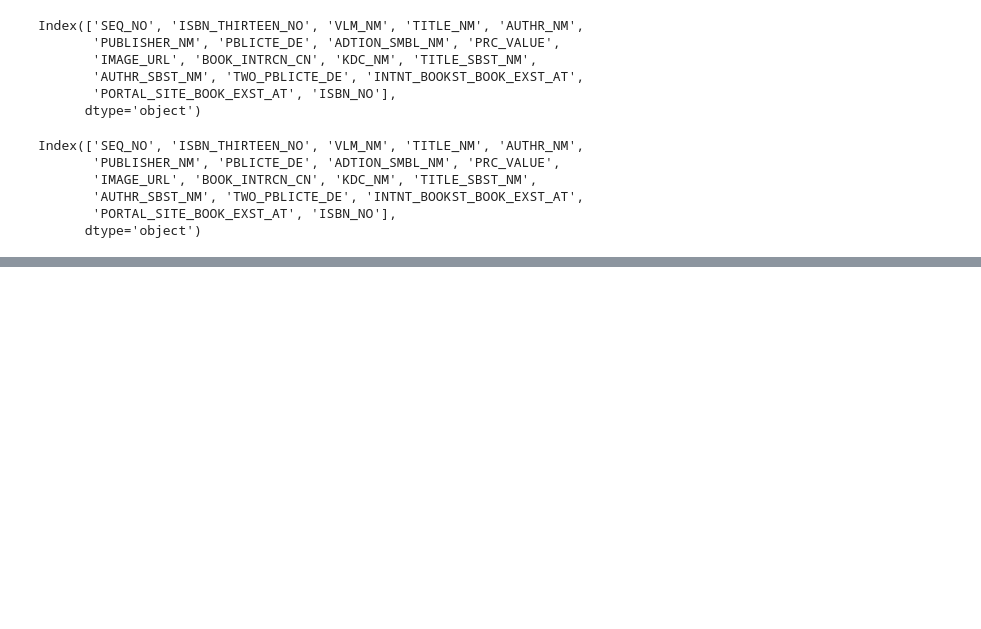
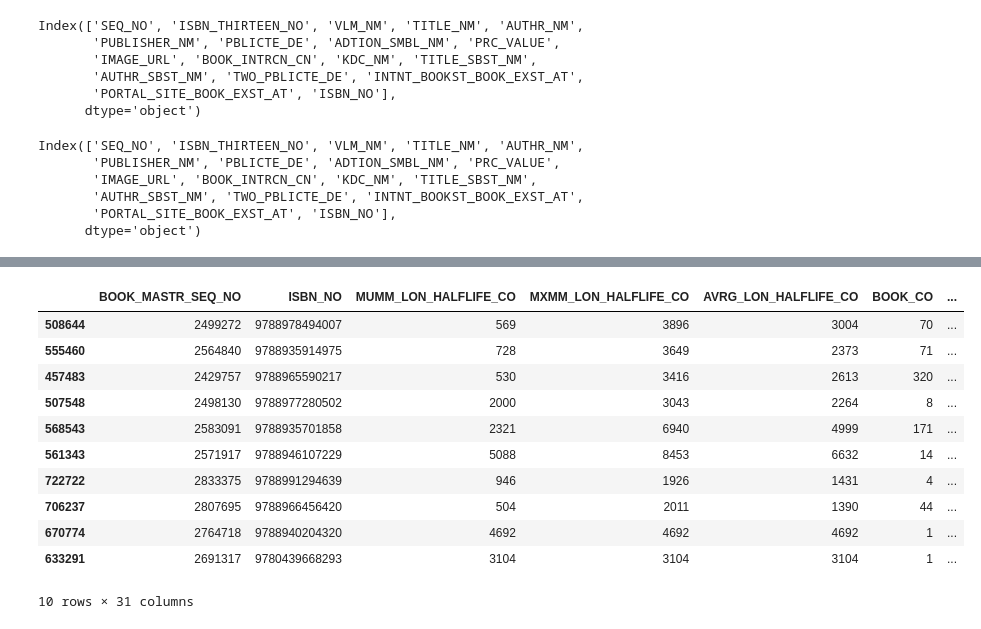
Before and after one commit to dilicat0813/alpaco5_Project_library, a Jupyter notebook: 1_DB/종현_도서별상세.ipynb, the cells around one changed output, grey strips where cells are left out. Saved outputs shown, nothing was run; the diff lists cells and outputs as text; code cells hidden in the pictures; blank space fills up the shorter version.

```diff
--- a/1_DB/종현_도서별상세.ipynb
+++ b/1_DB/종현_도서별상세.ipynb
@@ -181,2 +213,17 @@ merged_main.head()
 # %%
 merged_main.to_csv('Details.csv', index = False)
+# %%
+merged_main[merged_main["AUTHR_NM"].isnull()].sample(10)
+# %% [output]
+|  | BOOK_MASTR_SEQ_NO | ISBN_NO | MUMM_LON_HALFLIFE_CO | MXMM_LON_HALFLIFE_CO | AVRG_LON_HALFLIFE_CO | BOOK_CO | ... |
+| 508644 | 2499272 | 9788978494007 | 569 | 3896 | 3004 | 70 | ... |
+| 555460 | 2564840 | 9788935914975 | 728 | 3649 | 2373 | 71 | ... |
+| 457483 | 2429757 | 9788965590217 | 530 | 3416 | 2613 | 320 | ... |
+| 507548 | 2498130 | 9788977280502 | 2000 | 3043 | 2264 | 8 | ... |
+| 568543 | 2583091 | 9788935701858 | 2321 | 6940 | 4999 | 171 | ... |
+| 561343 | 2571917 | 9788946107229 | 5088 | 8453 | 6632 | 14 | ... |
+| 722722 | 2833375 | 9788991294639 | 946 | 1926 | 1431 | 4 | ... |
+| 706237 | 2807695 | 9788966456420 | 504 | 2011 | 1390 | 44 | ... |
+| 670774 | 2764718 | 9788940204320 | 4692 | 4692 | 4692 | 1 | ... |
+| 633291 | 2691317 | 9780439668293 | 3104 | 3104 | 3104 | 1 | ... |
+10 rows × 31 columns
```
Also changed, not shown: parts of 12 cells of this notebook.
